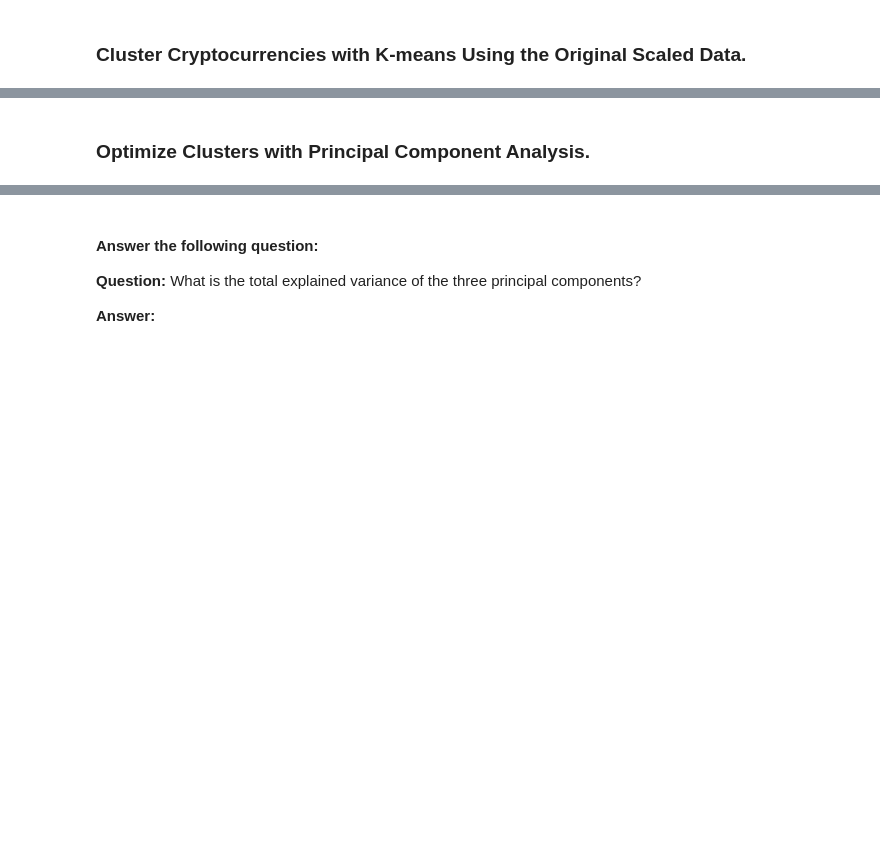
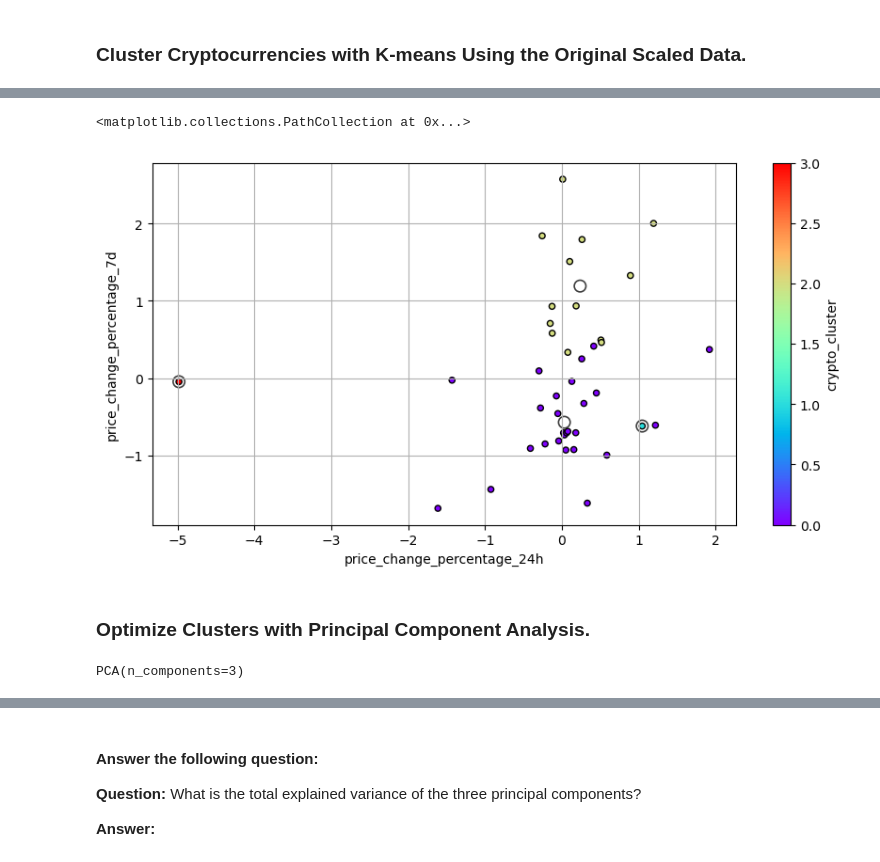
Before and after one commit to rune-encoder/CryptoClustering, a Jupyter notebook: Crypto_Clustering.ipynb, the cells around one changed output, grey strips where cells are left out. Saved outputs shown, nothing was run; the diff lists cells and outputs as text; code cells hidden in the pictures; blank space fills up the shorter version.

```diff
--- a/Crypto_Clustering.ipynb
+++ b/Crypto_Clustering.ipynb
@@ -230,2 +240,3 @@ df_elbow[["calinski_score"]].style.highlight_max(
 # %%
 # Fit the K-Means model using the scaled data
+model.fit(market_data_scaled_df)
@@ -232,5 +245,6 @@ df_elbow[["calinski_score"]].style.highlight_max(
 # %%
 # Predict the clusters to group the cryptocurrencies using the scaled data
-
+crypto_clusters = model.predict(market_data_scaled_df)
 
 # View the resulting array of cluster values.
+crypto_clusters
@@ -237,7 +254,10 @@ df_elbow[["calinski_score"]].style.highlight_max(
 # %%
 # Create a copy of the DataFrame
+market_data_predictions = market_data_scaled_df.copy()
 # %%
 # Add a new column to the DataFrame with the predicted clusters
-
+market_data_predictions["crypto_cluster"] = crypto_clusters
 
 # Display sample data
+print("Shape:", market_data_predictions.shape)
+market_data_predictions.head()
@@ -244,10 +273,45 @@ df_elbow[["calinski_score"]].style.highlight_max(
 # %%
 # Create a scatter plot using Pandas plot by setting
 # `x="price_change_percentage_24h"` and `y="price_change_percentage_7d"`.
 # Use "rainbow" for the color to better visualize the data.
+
+x_values = "price_change_percentage_24h"
+y_values = "price_change_percentage_7d"
+
+ax = market_data_predictions.plot.scatter(
+    x=x_values,
+    y=y_values,
+    c="crypto_cluster",
+    colormap="rainbow",
+    edgecolor="black",
+    figsize=(10, 5),
+    grid=True
+)
+
+centroids = market_data_predictions.groupby("crypto_cluster")[[x_values, y_values]].mean().values
+
+ax.scatter(
+    centroids[:, 0],
+    centroids[:, 1],
+    s=80,
+    facecolors='none',
+    edgecolors="black",
+    linewidths=1.2,
+    alpha=0.75,
+)
+# %% [output]
+<matplotlib.collections.PathCollection at 0x...>
+[figure, added]
 # %% [markdown]
 ### Optimize Clusters with Principal Component Analysis.
 # %%
 # Create a PCA model instance and set `n_components=3`.
+pca = PCA(
+    n_components=3
+)
+
+pca
+# %% [output]
+PCA(n_components=3)
 # %%
 # Use the PCA model with `fit_transform` on the original scaled DataFrame to reduce to three principal components.
```
Also changed, not shown: parts of 23 cells of this notebook.
